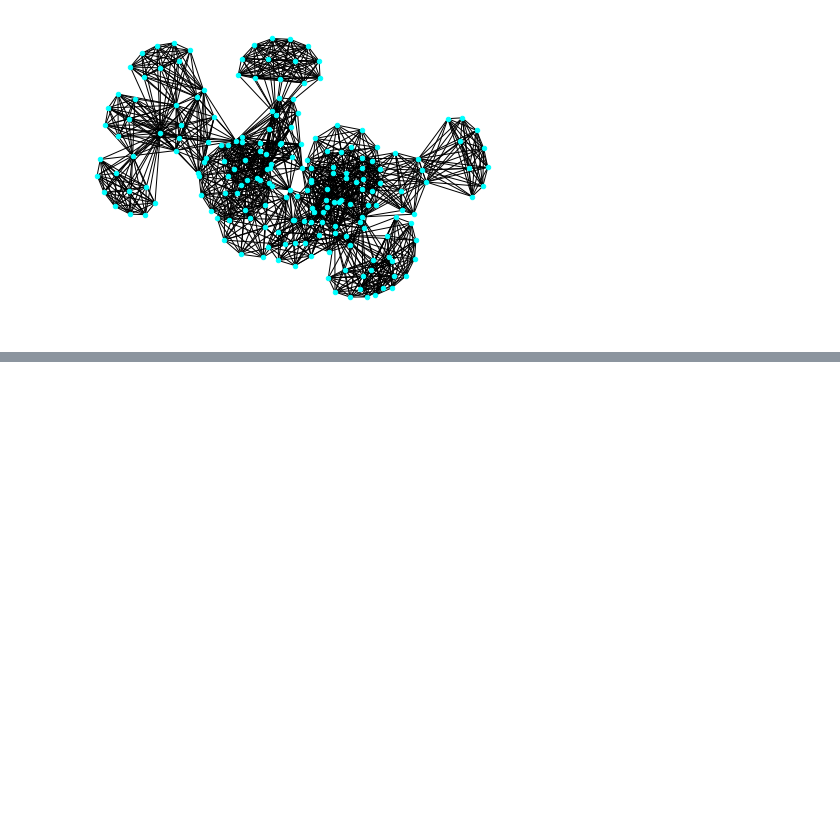
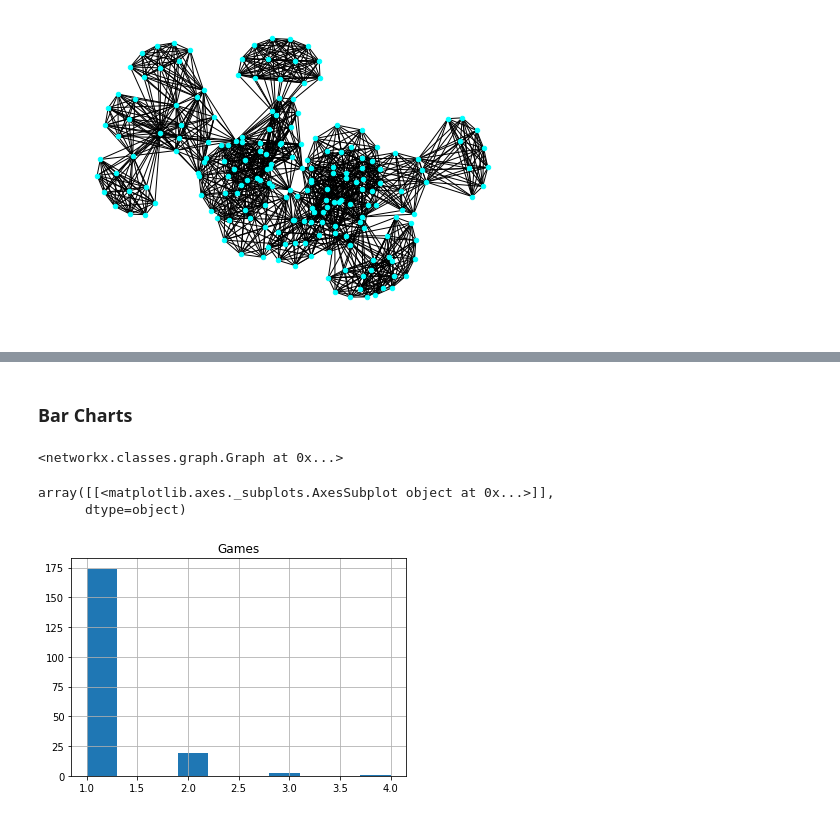
Before and after one commit to ironhack-datalabs/mad-oct-2018, a Jupyter notebook: module-3/lab-network-analysis/main.ipynb, the cells around one changed output, grey strips where cells are left out. Drawn from its saved outputs; the diff is of its cells as text; code cells hidden in the pictures; blank space fills up the shorter version.

```diff
--- a/module-3/lab-network-analysis/main.ipynb
+++ b/module-3/lab-network-analysis/main.ipynb
@@ -321,0 +324,17 @@ nx.draw_networkx(G, pos=None, arrows=False, arrowsize=1, with_labels=False)
+# %% [markdown]
+### Bar Charts
+# %%
+G
+# %% [output]
+<networkx.classes.graph.Graph at 0x...>
+# %%
+basketball.head()
+
+# entity='Name'
+basketball.groupby('Name').agg({'Games': np.unique}).head(20)
+basket_group = basketball[['Name', 'Games']].groupby('Name').agg(np.size).sort_values(by='Games', ascending=False)
+basket_group.hist()
+# %% [output]
+array([[<matplotlib.axes._subplots.AxesSubplot object at 0x...>]],
+      dtype=object)
+[figure, added]
```
Also changed, not shown: parts of 6 cells of this notebook.
